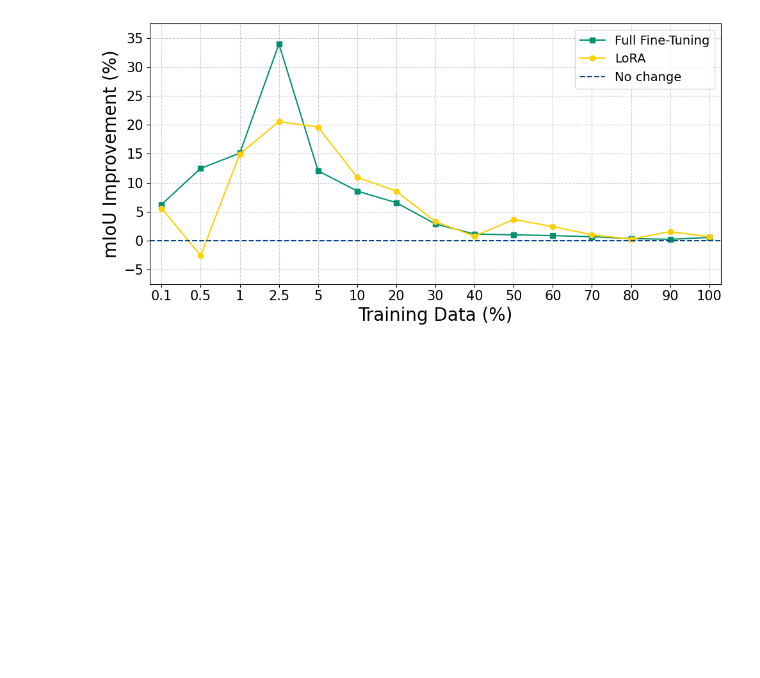
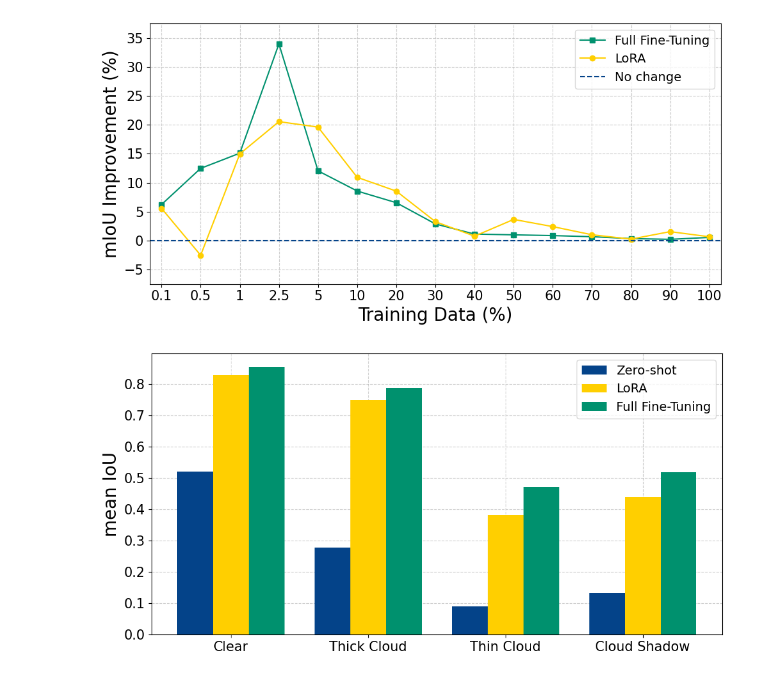
Before and after one commit to uga-gaim/2026_CVPRW_CloudPrompts, a Jupyter notebook: code/notebooks/figures.ipynb, the cells around one changed output. Saved outputs shown, nothing was run; the diff lists cells and outputs as text; code cells hidden in the pictures; blank space fills up the shorter version.

```diff
--- a/code/notebooks/figures.ipynb
+++ b/code/notebooks/figures.ipynb
@@ -684,3 +684,80 @@ plt.tight_layout()
 plt.show()
 # %% [output]
 [figure]
+# %%
+import numpy as np
+import pandas as pd
+import matplotlib.pyplot as plt
+
+Y_LIM = None
+FIGSIZE = (10, 5)
+
+lora_tmp = lora_df.copy()
+fft_tmp  = fft_df.copy()
+
+lora_tmp["pct"] = pd.to_numeric(lora_tmp["pct"], errors="coerce")
+fft_tmp["pct"]  = pd.to_numeric(fft_tmp["pct"], errors="coerce")
+
+lora_100 = lora_tmp[np.isclose(lora_tmp["pct"], 100.0)]
+fft_100  = fft_tmp[np.isclose(fft_tmp["pct"], 100.0)]
+
+if lora_100.empty:
+    raise ValueError("No 100% row found in lora_df. Make sure you appended the full-data point (pct=100).")
+if fft_100.empty:
+    raise ValueError("No 100% row found in fft_df. Make sure you appended the full-data point (pct=100).")
+
+lora_100 = lora_100.iloc[-1]
+fft_100  = fft_100.iloc[-1]
+
+CLASS_BARS = [
+    ("Clear",        "iou_clear",        "iou_clear_mean"),
+    ("Thick Cloud",  "iou_thick_cloud",  "iou_thick_cloud_mean"),
+    ("Thin Cloud",   "iou_thin_cloud",   "iou_thin_cloud_mean"),
+    ("Cloud Shadow", "iou_cloud_shadow", "iou_cloud_shadow_mean"),
+]
+
+labels = [x[0] for x in CLASS_BARS]
+
+zs_vals_bar   = [float(zs_agg[zs_col]) for _, zs_col, _ in CLASS_BARS]
+lora_vals_bar = [float(lora_100[df_col]) for _, _, df_col in CLASS_BARS]
+fft_vals_bar  = [float(fft_100[df_col]) for _, _, df_col in CLASS_BARS]
+
+
+x = np.arange(len(labels))
+w = 0.26
+
+
+COLOR_ZS   = "#044389"
+COLOR_LORA = "#ffcf00"
+COLOR_FFT  = "#00916e"
+
+plt.figure(figsize=FIGSIZE)
+ax = plt.gca()
+
+ax.set_axisbelow(True)
+ax.grid(True, linestyle="--", alpha=0.6)
+
+plt.bar(x - w, zs_vals_bar,   width=w, label="Zero-shot",      color=COLOR_ZS)
+plt.bar(x,     lora_vals_bar, width=w, label="LoRA",           color=COLOR_LORA)
+plt.bar(x + w, fft_vals_bar,  width=w, label="Full Fine-Tuning",  color=COLOR_FFT)
+
+plt.xticks(x, labels, fontsize=15)
+plt.yticks(fontsize=15)
+plt.ylabel("mean IoU", fontsize=20)
+
+if Y_LIM is not None:
+    plt.ylim(Y_LIM)
+
+plt.legend(fontsize=14)
+plt.tight_layout()
+plt.show()
+
+bar_df = pd.DataFrame({
+    "class": labels,
+    "zero_shot": zs_vals_bar,
+    "lora_100": lora_vals_bar,
+    "fft_100": fft_vals_bar,
+})
+display(bar_df)
+# %% [output]
+[figure, added]
```
Also changed, not shown: parts of 1 cell of this notebook, 1 other file.
